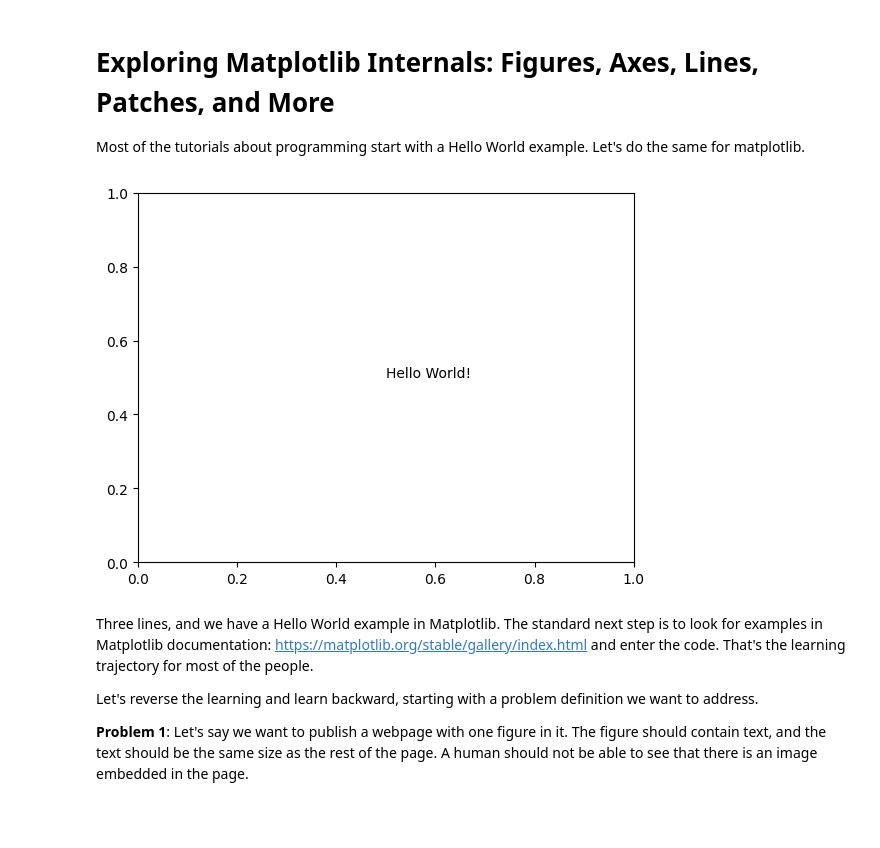
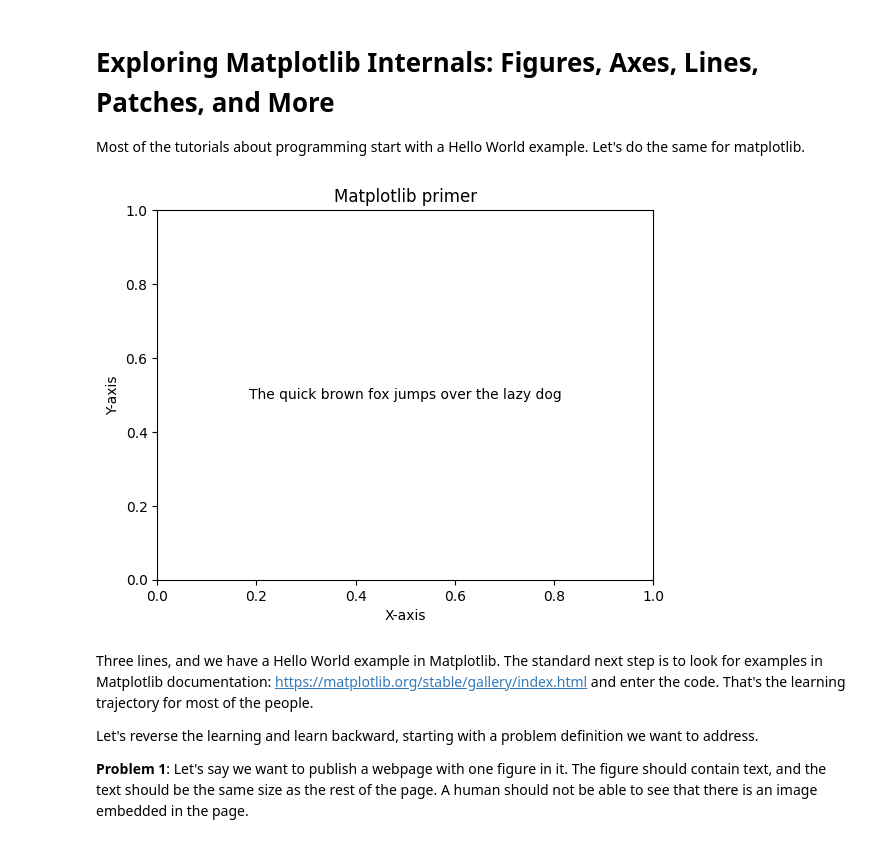
Before and after one commit to Kislovskiy/ChartCraftHub, a Jupyter notebook: src/ChartCraftHub/chapter_1.ipynb, the cells around one changed output. Drawn from its saved outputs; the diff is of its cells as text; code cells hidden in the pictures; blank space fills up the shorter version.

Commit message:
add figure part

```diff
--- a/src/ChartCraftHub/chapter_1.ipynb
+++ b/src/ChartCraftHub/chapter_1.ipynb
@@ -6,11 +6,15 @@ Let's do the same for matplotlib.
 # %%
 from matplotlib import pyplot as plt
 
 fig, ax = plt.subplots()
-ax.text(x=0.5, y=0.5, s="Hello World!")
+ax.text(x=0.5, y=0.5, s="The quick brown fox jumps over the lazy dog", ha="center", va="center")
+ax.set_xlabel("X-axis")
+ax.set_ylabel("Y-axis")
+ax.set_title("Matplotlib primer")
+fig.savefig("results/default_figure.png")
 plt.show()
 # %% [output]
-[figure, old version]
+[figure, new version]
 # %% [markdown]
 Three lines, and we have a Hello World example in Matplotlib.
 The standard next step is to look for examples in Matplotlib documentation: https://matplotlib.org/stable/gallery/index.html and enter the code.
```
Also changed, not shown: parts of 4 cells of this notebook, 5 other files.
